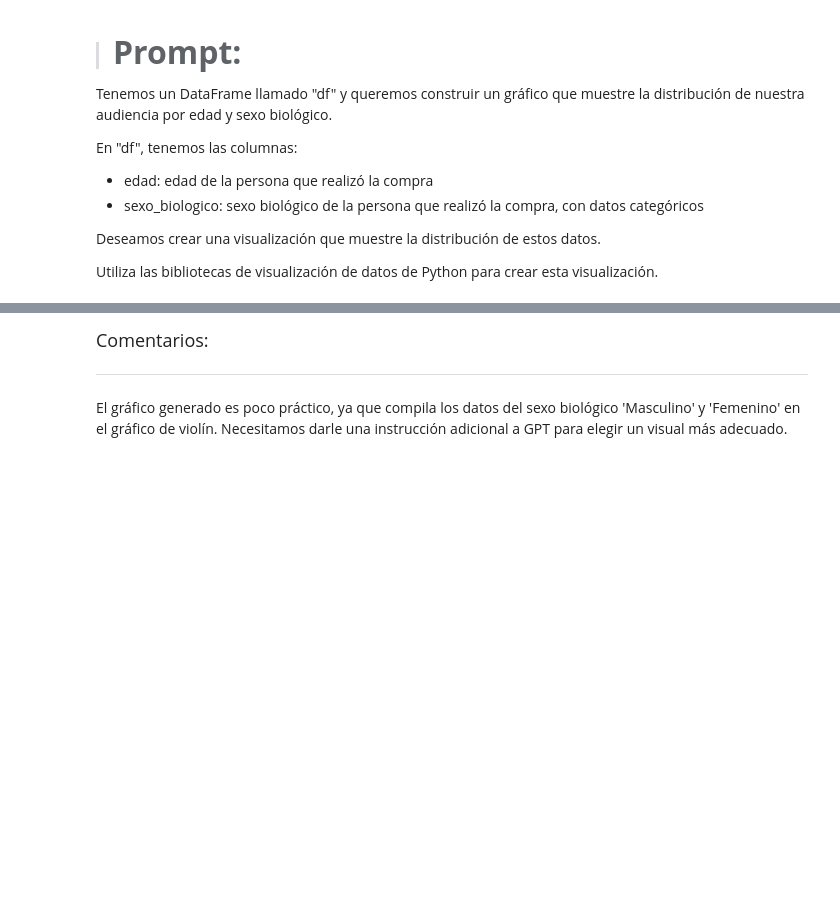
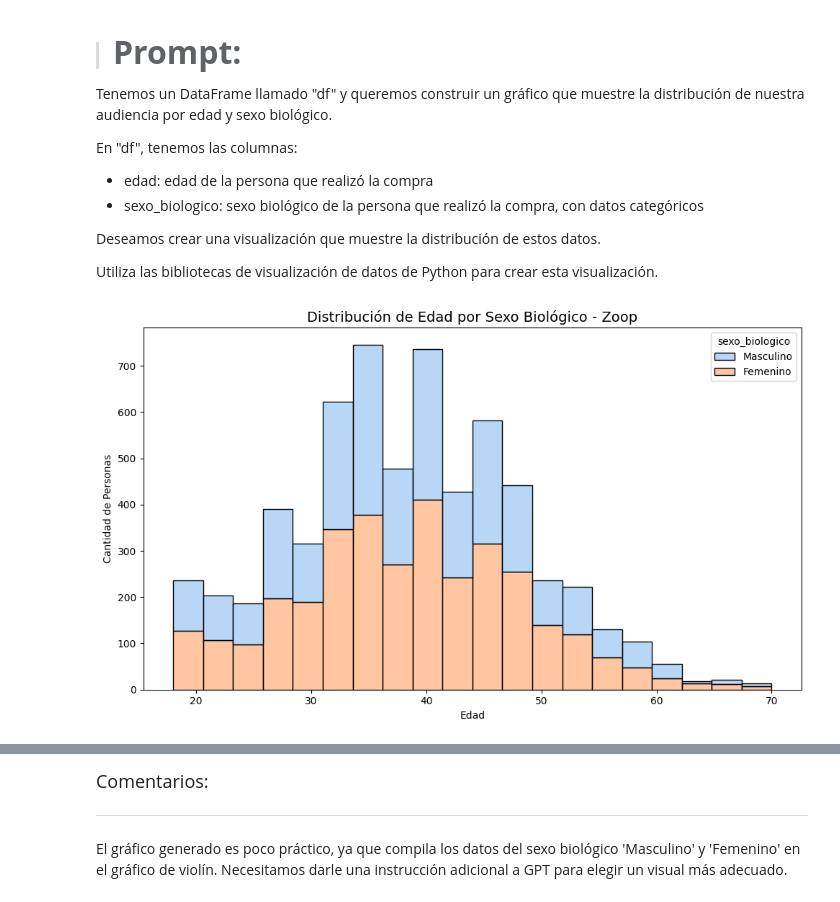
Before and after one commit to MUXULCRACK/Data-Science, a Jupyter notebook: IA_aplicada_a_ciencia_de_datos.ipynb, the cells around one changed output, grey strips where cells are left out. Saved outputs shown, nothing was run; the diff lists cells and outputs as text; code cells hidden in the pictures; blank space fills up the shorter version.

```diff
--- a/IA_aplicada_a_ciencia_de_datos.ipynb
+++ b/IA_aplicada_a_ciencia_de_datos.ipynb
@@ -867,3 +922,16 @@ En "df", tenemos las columnas:
 Deseamos crear una visualización que muestre la distribución de estos datos.
 
 Utiliza las bibliotecas de visualización de datos de Python para crear esta visualización.
+# %%
+# Crear histograma agrupado por sexo
+plt.figure(figsize=(10, 6))
+sns.histplot(data=df, x='edad', hue='sexo_biologico', multiple='stack', palette='pastel', bins=20)
+
+# Personalizar gráfico
+plt.title('Distribución de Edad por Sexo Biológico - Zoop', fontsize=14)
+plt.xlabel('Edad')
+plt.ylabel('Cantidad de Personas')
+plt.tight_layout()
+plt.show()
+# %% [output]
+[figure, added]
```
Also changed, not shown: parts of 19 cells of this notebook.
